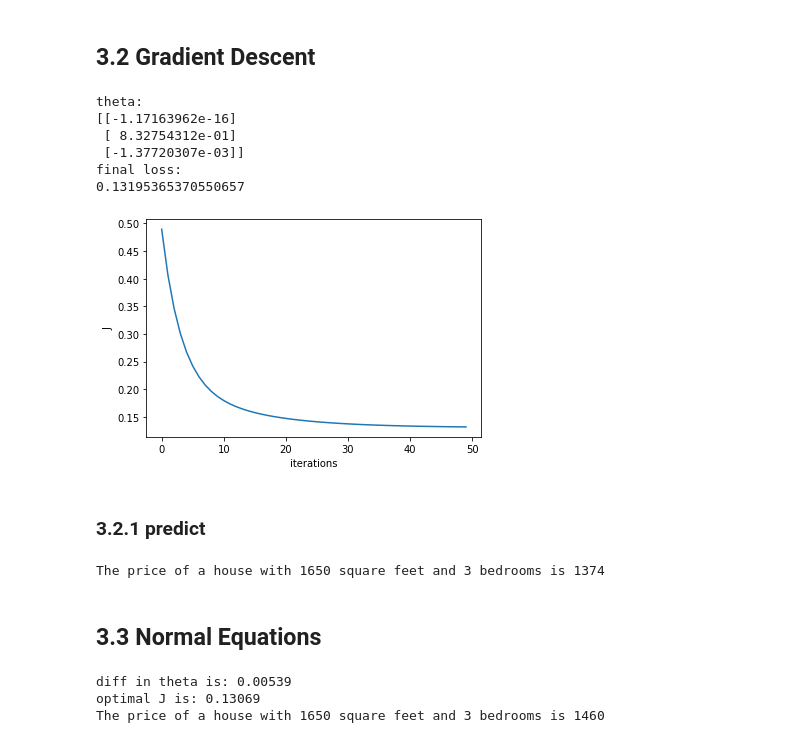
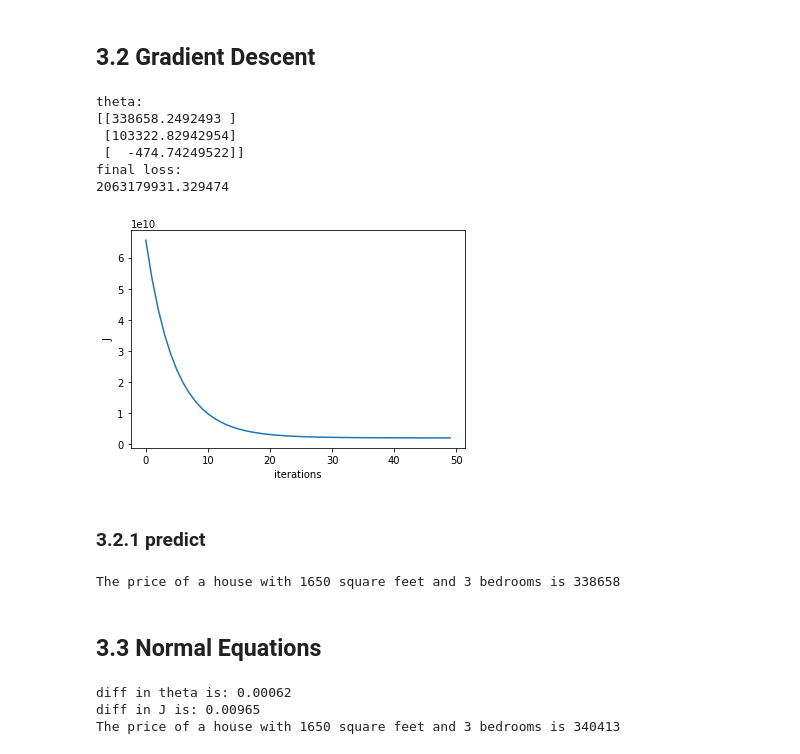
Before and after one commit to OfirKedem/Coursera-Machine-learning-python, a Jupyter notebook: ex1/code/Multi_variable_LR.ipynb, the cells around one changed output. Cells and saved outputs as stored; diff of their text form; code cells hidden in the pictures.

```diff
--- a/ex1/code/Multi_variable_LR.ipynb
+++ b/ex1/code/Multi_variable_LR.ipynb
@@ -30,44 +30,47 @@ plt.show()
 [figure]
 # %% [markdown]
 ## 3.1 Feature Normalization
-# %%
-data = (data - data.mean())/data.std()
+# %%
+X,y = get_data(data)
+mu = X[:,1:].mean(axis=0)
+sigma = X[:,1:].std(axis=0)
+X = normalize(X,mu,sigma)
 # %% [markdown]
 ## 3.2 Gradient Descent
 # %%
-X,y = get_data(data)
 init_theta = np.zeros([X.shape[1],1])
-# init_theta = np.random.rand(X.shape[1],1)
 init_theta
 alpha = 0.1
 iterations = 50
 
 theta, J = gradient_descent(X, y, init_theta, alpha, iterations)
 print('theta:')
 print(theta)
 print('final loss:')
-print(J[-1])
+final_J = J[-1]
+print(final_J)
 plt.plot(range(iterations), J)
 plt.xlabel('iterations')
 plt.ylabel('J')
 plt.show()
 # %% [output]
 theta:
-[[-1.17163962e-16]
- [ 8.32754312e-01]
- [-1.37720307e-03]]
+[[338658.2492493 ]
+ [103322.82942954]
+ [  -474.74249522]]
 final loss:
-0.13195365370550657
+2063179931.329474
-[figure, old version]
+[figure, new version]
 # %% [markdown]
 ### 3.2.1 predict
 # %%
 x = np.array([1,1650,3])
+x = normalize(x, mu, sigma)
 pred = x.dot(theta)
 
 print('The price of a house with 1650 square feet and 3 bedrooms is %.0f' % pred)
 # %% [output]
-The price of a house with 1650 square feet and 3 bedrooms is 1374
+The price of a house with 1650 square feet and 3 bedrooms is 338658
 # %% [markdown]
 ## 3.3 Normal Equations
 # %%
@@ -76,14 +79,17 @@ def normal_eqn(X, y):
     return (np.linalg.inv(X.T.dot(X))).dot(X.T).dot(y)
 # %%
 theta_eqn = normal_eqn(X, y)
-print('diff in theta is: %.5f' % ((theta_eqn-theta)**2).sum())
-print('optimal J is: %.5f' % (compute_cost(X,y,theta_eqn)))
+theta_diff = (((theta_eqn - theta) ** 2).sum())/((theta ** 2).sum())
+J_diff = np.abs(compute_cost(X,y,theta_eqn) - final_J) / final_J
+print('diff in theta is: %.5f' % theta_diff)
+print('diff in J is: %.5f' % J_diff)
 
 x = np.array([1,1650,3])
+x = normalize(x, mu, sigma)
 pred = x.dot(theta_eqn)
 
 print('The price of a house with 1650 square feet and 3 bedrooms is %.0f' % pred)
 # %% [output]
-diff in theta is: 0.00539
-optimal J is: 0.13069
-The price of a house with 1650 square feet and 3 bedrooms is 1460
+diff in theta is: 0.00062
+diff in J is: 0.00965
+The price of a house with 1650 square feet and 3 bedrooms is 340413
```
Also changed, not shown: 2 other files.
